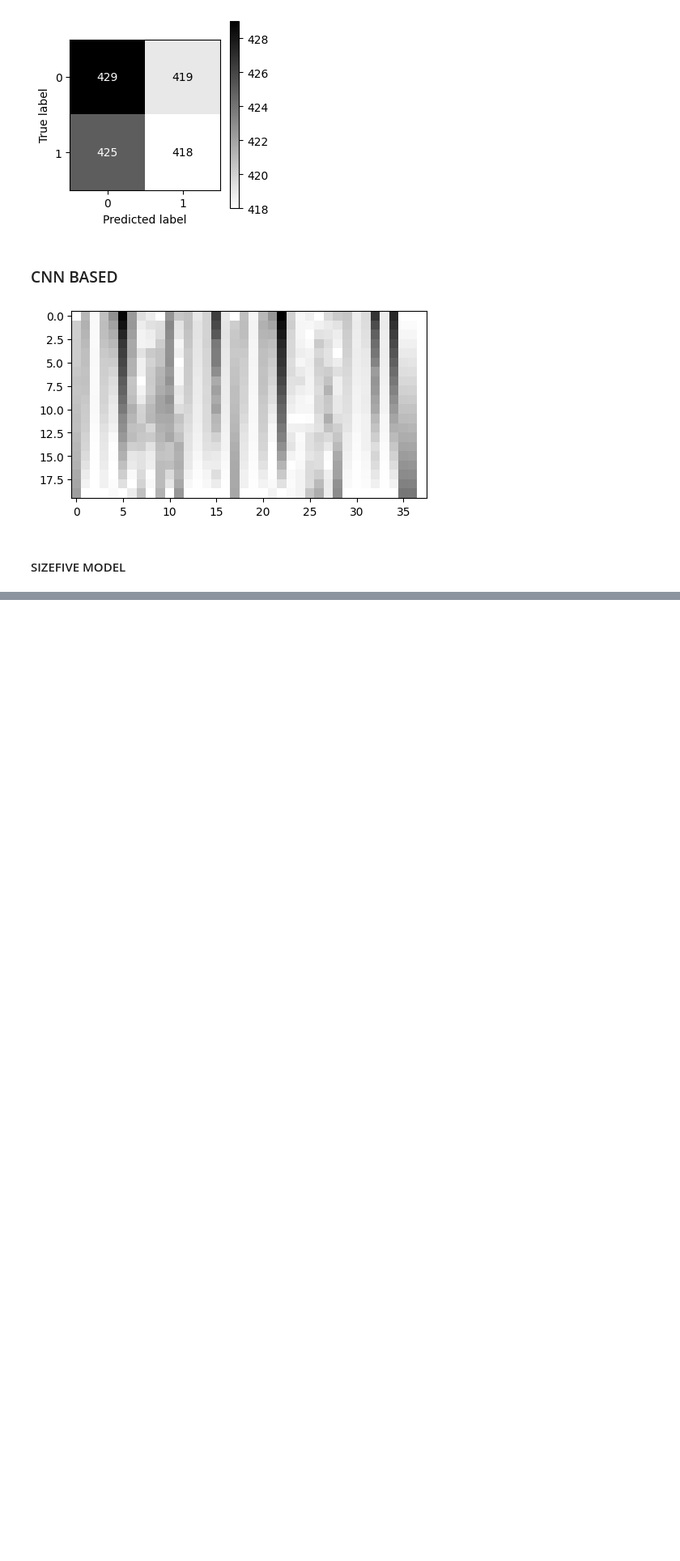
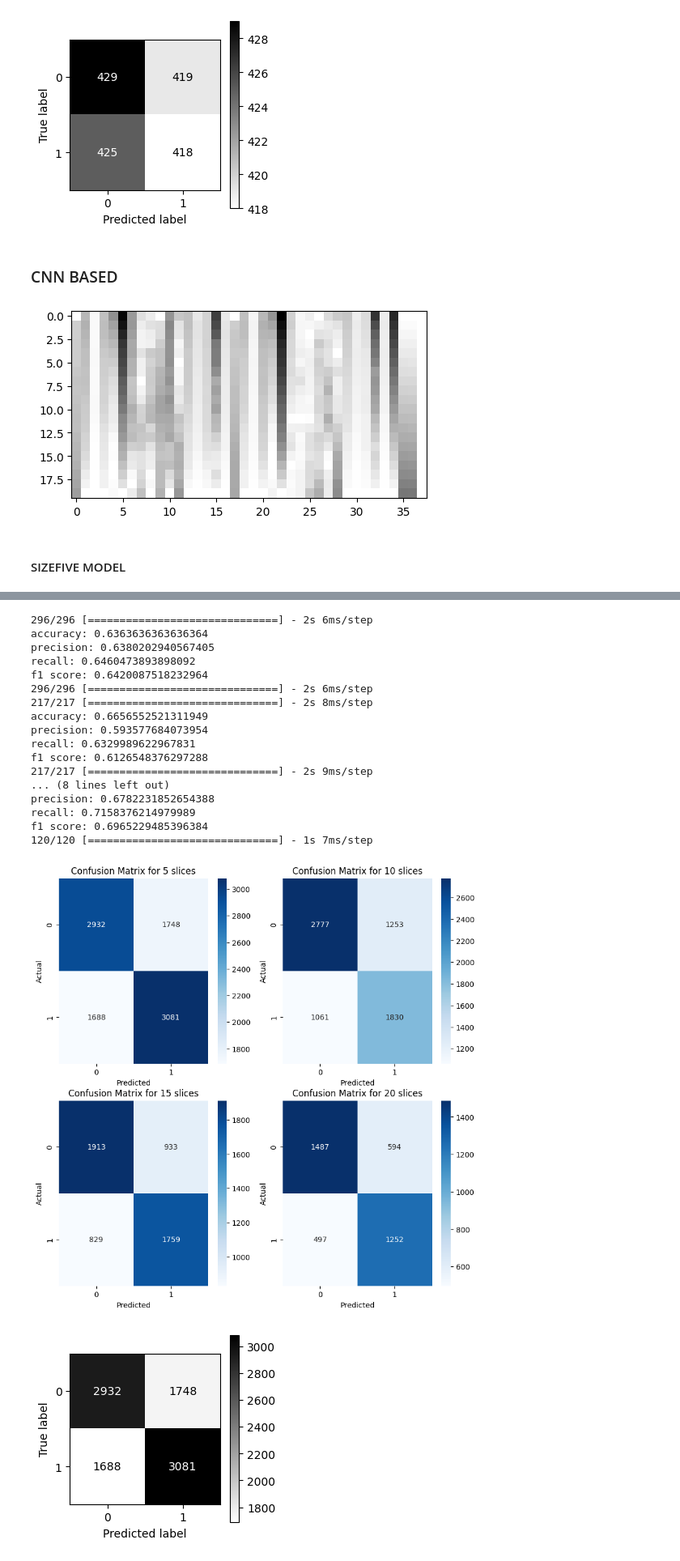
Before and after one commit to AnujxYadav/Pokemon-Classifier-ML-Project, a Jupyter notebook: battlerater.ipynb, the cells around one changed output, grey strips where cells are left out. Shown at 81% size. Cells and saved outputs as stored; diff of their text form; code cells hidden in the pictures; blank space fills up the shorter version.

Commit message:
updated NN training algorithm

```diff
--- a/battlerater.ipynb
+++ b/battlerater.ipynb
@@ -225,19 +222,0 @@ f1 score: 0.587436698631613
-# %%
-train_X, train_y, test_X, test_y = ti[1], tl[1], tei[1], tel[1]
-sizeten_model = Sequential()
-sizeten_model.add(Conv2D(32, (4, 26), activation='relu', input_shape=(10, 38, 1)))
-sizeten_model.add(MaxPooling2D((2, 4)))
-sizeten_model.add(Conv2D(64, (2, 2), activation='relu'))
-# model.add(MaxPooling2D((2, 2)))
-sizeten_model.add(Flatten())
-sizeten_model.add(Dense(64, activation='relu'))
-sizeten_model.add(Dropout(0.4))
-sizeten_model.add(Dense(8, activation='relu'))
-sizeten_model.add(Dropout(0.1))
-sizeten_model.add(Dense(1, activation='sigmoid'))
-
-sizeten_model.compile(optimizer='adam', loss='binary_crossentropy', metrics=[], run_eagerly=True)
-
-early_stop = EarlyStopping(monitor='val_loss', patience=3)
-
-history = sizeten_model.fit(train_X, train_y.astype(float), epochs=50, batch_size=256, validation_split=0.3, callbacks=[early_stop])
@@ -275,0 +223,31 @@ f1 score: 0.543686224489796
+# %%
+import seaborn as sns
+
+fig, ax = plt.subplots(2, 2, figsize=(10, 10))
+for i in range(0, len(image_shape)):
+  train_X, train_y, test_X, test_y = ti[i], tl[i], tei[i], tel[i]
+  evaluate_classifier(test_y.astype(float), np.squeeze(np.round(models[i].predict(test_X))))
+  sns.heatmap(confusion_matrix(test_y, np.round(models[i].predict(test_X))), annot=True, fmt='d', cmap='Blues', ax=ax[i // 2][i % 2])
+  ax[i // 2][i % 2].set_title(f'Confusion Matrix for {image_shape[i]} slices')
+  ax[i // 2][i % 2].set_xlabel('Predicted')
+  ax[i // 2][i % 2].set_ylabel('Actual')
+# %% [output]
+296/296 [==============================] - 2s 6ms/step
+accuracy: 0.6363636363636364
+precision: 0.6380202940567405
+recall: 0.6460473893898092
+f1 score: 0.6420087518232964
+296/296 [==============================] - 2s 6ms/step
+217/217 [==============================] - 2s 8ms/step
+accuracy: 0.6656552521311949
+precision: 0.593577684073954
+recall: 0.6329989622967831
+f1 score: 0.6126548376297288
+217/217 [==============================] - 2s 9ms/step
+... (8 lines left out)
+precision: 0.6782231852654388
+recall: 0.7158376214979989
+f1 score: 0.6965229485396384
+120/120 [==============================] - 1s 7ms/step
+[figure, added]
+[figure, added]
```
Also changed, not shown: parts of 7 cells of this notebook.
